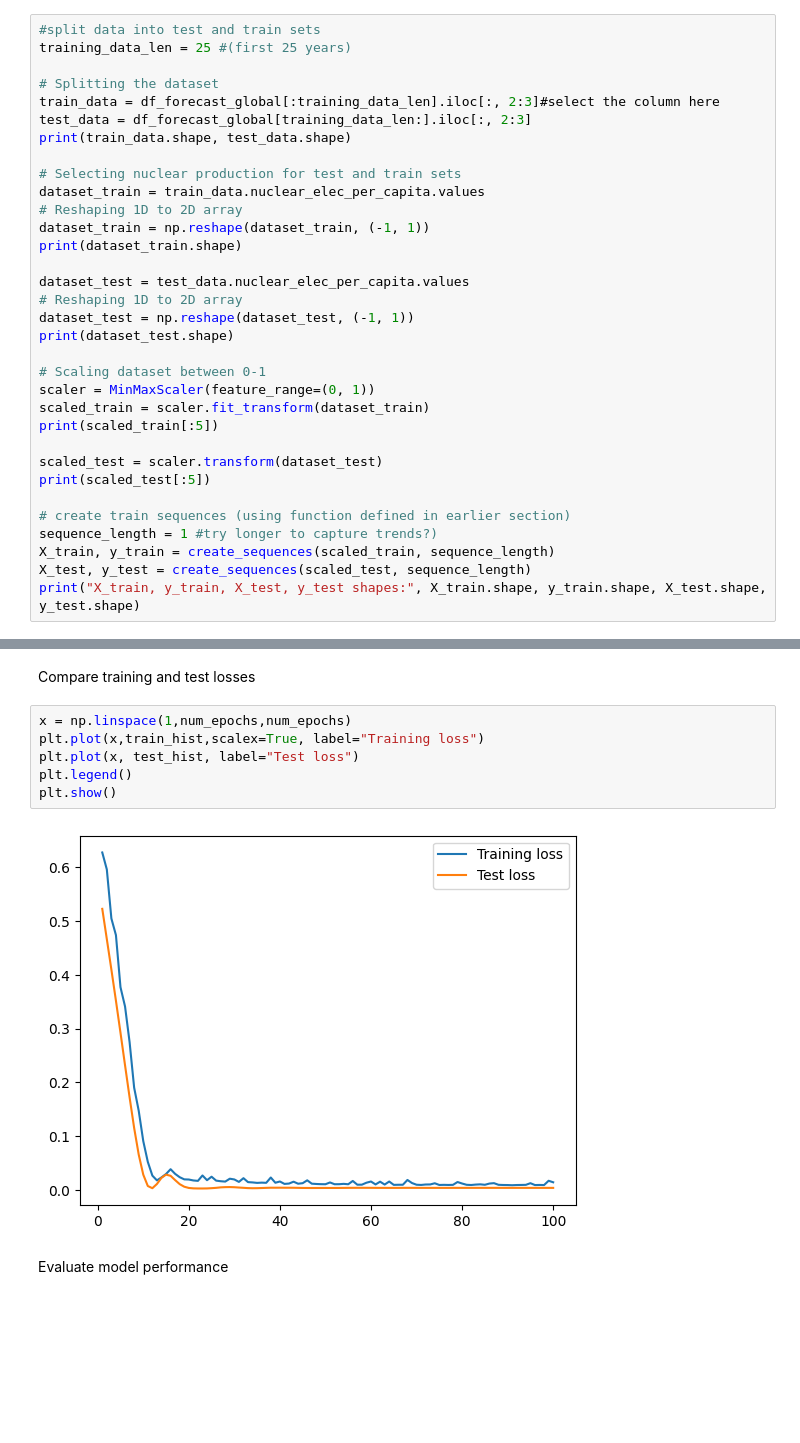
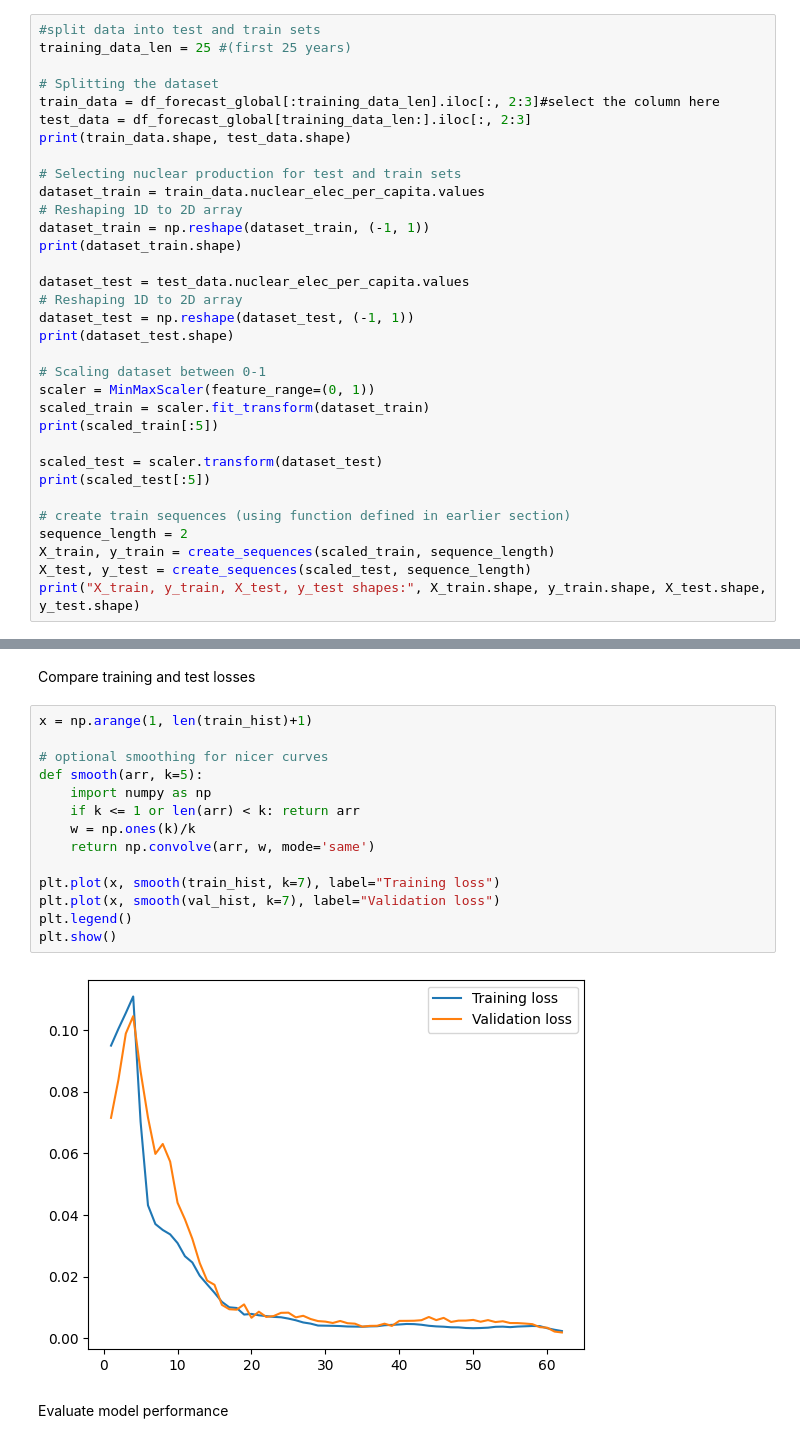
Before and after one commit to KMarsh-code/global-renewable-energy-analysis, a Jupyter notebook: jupyter_notebooks/2_renewable_energy_hypothesis_testing.ipynb, the cells around one changed output, grey strips where cells are left out. Cells and saved outputs as stored; diff of their text form; blank space fills up the shorter version.

```diff
--- a/jupyter_notebooks/2_renewable_energy_hypothesis_testing.ipynb
+++ b/jupyter_notebooks/2_renewable_energy_hypothesis_testing.ipynb
@@ -1328,7 +1328,7 @@ scaled_test = scaler.transform(dataset_test)
 print(scaled_test[:5])
 
 # create train sequences (using function defined in earlier section)
-sequence_length = 1 #try longer to capture trends?)
+sequence_length = 2
 X_train, y_train = create_sequences(scaled_train, sequence_length)
 X_test, y_test = create_sequences(scaled_test, sequence_length)
 print("X_train, y_train, X_test, y_test shapes:", X_train.shape, y_train.shape, X_test.shape, y_test.shape)
@@ -1449,13 +1478,21 @@ Epoch 100/100  train_loss=0.014085  val_loss=0.003652
 # %% [markdown]
 Compare training and test losses
 # %%
-x = np.linspace(1,num_epochs,num_epochs)
-plt.plot(x,train_hist,scalex=True, label="Training loss")
-plt.plot(x, test_hist, label="Test loss")
+x = np.arange(1, len(train_hist)+1)
+
+# optional smoothing for nicer curves
+def smooth(arr, k=5):
+    import numpy as np
+    if k <= 1 or len(arr) < k: return arr
+    w = np.ones(k)/k
+    return np.convolve(arr, w, mode='same')
+
+plt.plot(x, smooth(train_hist, k=7), label="Training loss")
+plt.plot(x, smooth(val_hist, k=7), label="Validation loss")
 plt.legend()
 plt.show()
 # %% [output]
-[figure, old version]
+[figure, new version]
 # %% [markdown]
 Evaluate model performance
 # %%
```
Also changed, not shown: parts of 7 cells of this notebook, 1 other file.
